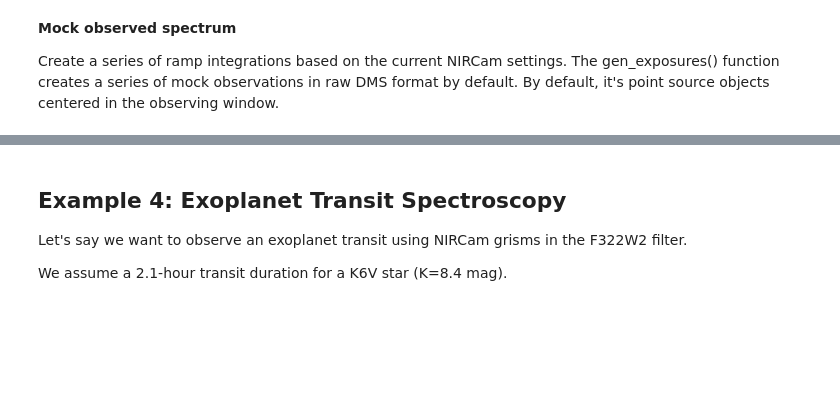
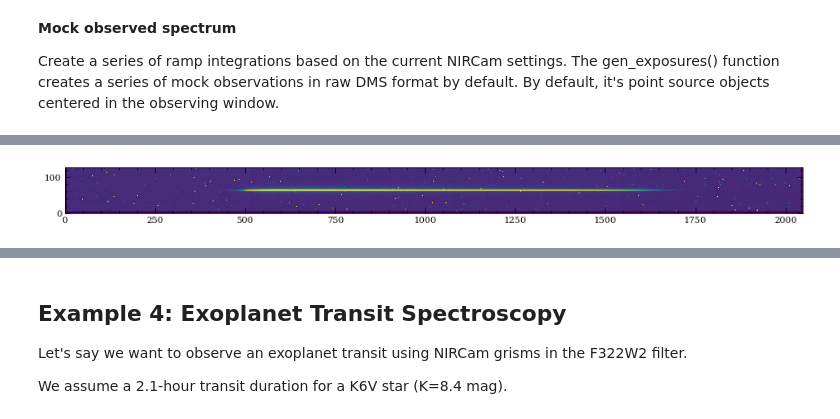
Before and after one commit to JarronL/pynrc, a Jupyter notebook: notebooks/Ramp_Optimization_Examples.ipynb, the cells around one changed output, grey strips where cells are left out. Drawn from its saved outputs; the diff is of its cells as text; code cells hidden in the pictures; blank space fills up the shorter version.

```diff
--- a/notebooks/Ramp_Optimization_Examples.ipynb
+++ b/notebooks/Ramp_Optimization_Examples.ipynb
@@ -305,8 +304,14 @@ F444W SNR for M9V source
 Create a series of ramp integrations based on the current NIRCam settings. The gen_exposures() function creates a series of mock observations in raw DMS format by default. By default, it's point source objects centered in the observing window.
 # %%
 # Ideal spectrum and wavelength solution
-wspec, imspec = nrc.gen_psf(sp=sp_M9V)
+wspec, imspec = nrc.calc_psf_from_coeff(sp=sp_M0V, return_hdul=False, return_oversample=False)
 
 # Resize to detector window
 nx = nrc.det_info['xpix']
 ny = nrc.det_info['ypix']
+
+# Shrink/expand nx (fill value of 0)
+# Then shrink to a size excluding wspec=0
+# This assumes simulated spectrum is centered
+imspec = nrc_utils.pad_or_cut_to_size(imspec, (ny,nx))
+wspec = nrc_utils.pad_or_cut_to_size(wspec, nx)
@@ -313,5 +321,9 @@ ny = nrc.det_info['ypix']
 # %%
 # Create a series of ramp integrations based on the current NIRCam settings
-# Output is 10 HDULists
-im_slope = imspec + nrc.bg_zodi()
-res = nrc.gen_exposures(im_slope=im_slope, return_results=True, targ_name='sp_M9V')
+# Output is a single HDUList with 10 INTs
+kwargs = {
+        'apply_nonlinearity' : False,
+        'apply_flats'        : False,
+}
+res = nrc.simulate_level1b('M0V Target', 0, 0, '2023-01-01', '12:00:00',
+                           im_slope=im_slope, return_hdul=True, **kwargs)
@@ -337 +360,8 @@ slope_sim = slopes_all.mean(axis=0) * nrc.Detectors[0].gain
+# %%
+fig, ax = plt.subplots(1,1, figsize=(12,3))
+ax.imshow(slope_sim, vmin=0, vmax=10)
+
+fig.tight_layout()
+# %% [output]
+[figure, added]
 # %%
```
Also changed, not shown: parts of 32 cells of this notebook, 5 other files.
